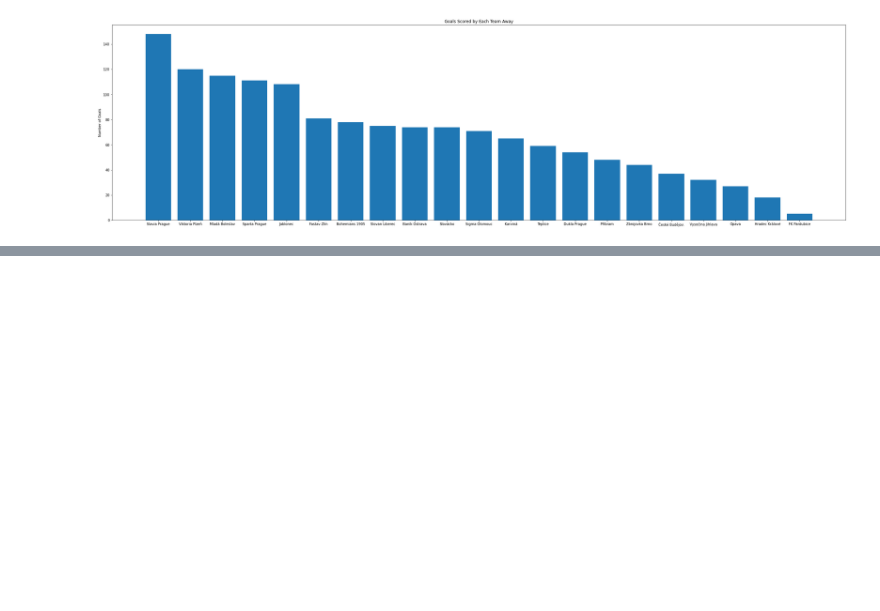
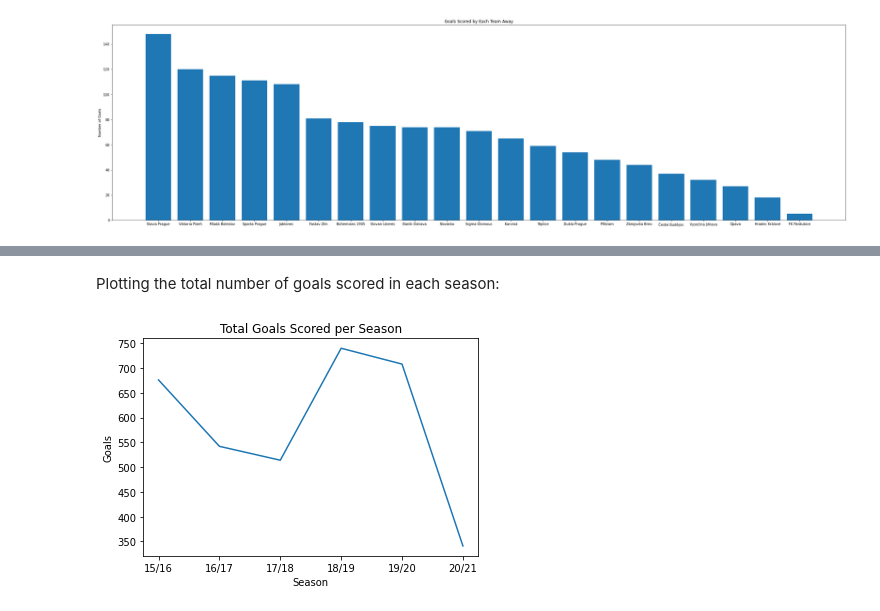
Before and after one commit to Johnymancvrk/Czech-Football-League, a Jupyter notebook: Teams_Cleaning&Analysis.ipynb, the cells around one changed output, grey strips where cells are left out. Cells and saved outputs as stored; diff of their text form; code cells hidden in the pictures; blank space fills up the shorter version.

```diff
--- a/Teams_Cleaning&Analysis.ipynb
+++ b/Teams_Cleaning&Analysis.ipynb
@@ -185,0 +277,22 @@ plt.show()
+# %%
+season_pivot_2021 = gimme_season_pivot("2020-08-20", "2021-05-28")
+season_pivot_1819 = gimme_season_pivot("2018-07-19", "2019-05-26")
+season_pivot_1718 = gimme_season_pivot("2017-07-27", "2018-05-26")
+season_pivot_1617 = gimme_season_pivot("2016-07-29", "2017-05-27")
+season_pivot_1516 = gimme_season_pivot("2015-07-23", "2016-05-14")
+# %% [markdown]
+Plotting the total number of goals scored in each season:
+# %%
+season_pivots = [season_pivot_1516, season_pivot_1617, season_pivot_1718, season_pivot_1819, season_pivot_1920, season_pivot_2021]
+season_goals = []
+for i in season_pivots:
+    sum_all = sum(i["Total Goals"])
+    season_goals.append(sum_all)
+seasons = ["15/16", "16/17", "17/18", "18/19", "19/20", "20/21"]
+plt.plot(seasons,season_goals)
+plt.title('Total Goals Scored per Season')
+plt.xlabel('Season')
+plt.ylabel('Goals')
+plt.show()
+# %% [output]
+[figure, added]
```
Also changed, not shown: parts of 10 cells of this notebook.
